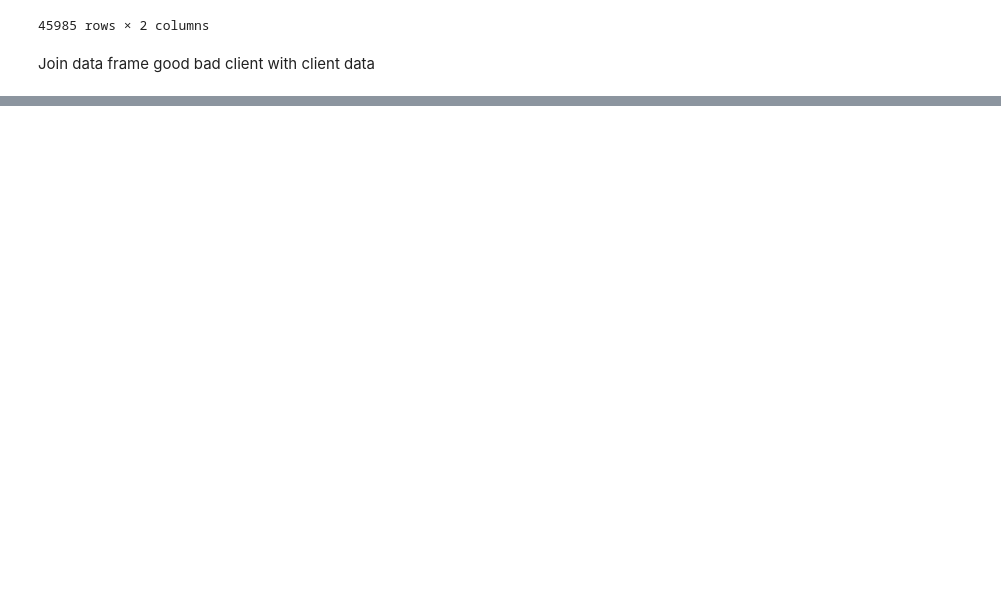
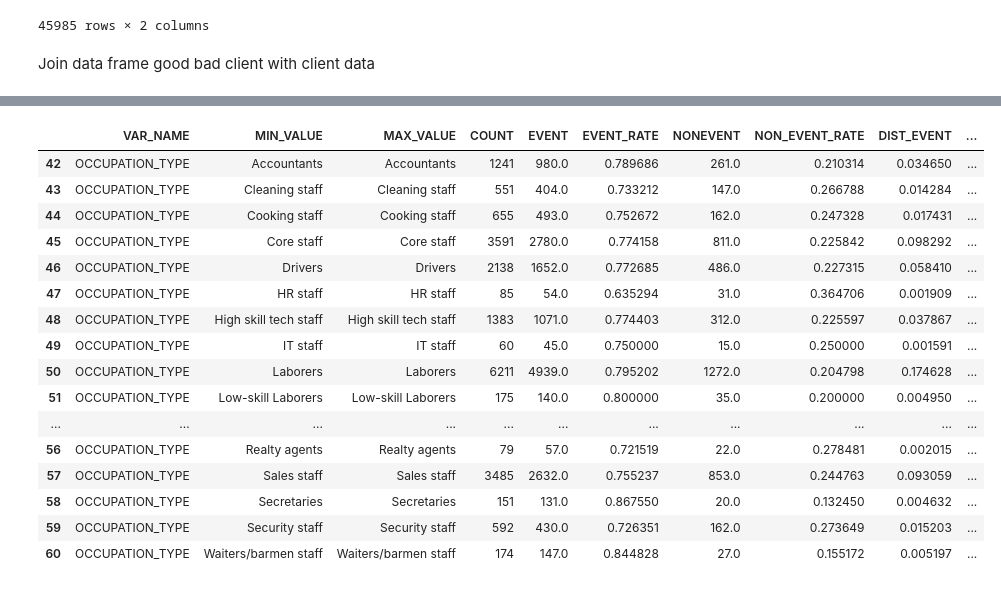
Before and after one commit to infoshareacademy/jdszr6-slytherin_group, a Jupyter notebook: PYTHON_project/eksploracja_danych.ipynb, the cells around one changed output, grey strips where cells are left out. Drawn from its saved outputs; the diff is of its cells as text; code cells hidden in the pictures; blank space fills up the shorter version.

```diff
--- a/PYTHON_project/eksploracja_danych.ipynb
+++ b/PYTHON_project/eksploracja_danych.ipynb
@@ -301,4 +318,24 @@ def data_vars(df1, target):
     return(iv_df,iv)
 # %%
 final_iv, IV = data_vars(final_df,final_df.GOOD_BAD)
+# %%
+final_iv[final_iv[["VAR_NAME", "WOE"]]["VAR_NAME"] == "OCCUPATION_TYPE"]
+# %% [output]
+|  | VAR_NAME | MIN_VALUE | MAX_VALUE | COUNT | EVENT | EVENT_RATE | NONEVENT | NON_EVENT_RATE | DIST_EVENT | ... |
+| 42 | OCCUPATION_TYPE | Accountants | Accountants | 1241 | 980.0 | 0.789686 | 261.0 | 0.210314 | 0.034650 | ... |
+| 43 | OCCUPATION_TYPE | Cleaning staff | Cleaning staff | 551 | 404.0 | 0.733212 | 147.0 | 0.266788 | 0.014284 | ... |
+| 44 | OCCUPATION_TYPE | Cooking staff | Cooking staff | 655 | 493.0 | 0.752672 | 162.0 | 0.247328 | 0.017431 | ... |
+| 45 | OCCUPATION_TYPE | Core staff | Core staff | 3591 | 2780.0 | 0.774158 | 811.0 | 0.225842 | 0.098292 | ... |
+| 46 | OCCUPATION_TYPE | Drivers | Drivers | 2138 | 1652.0 | 0.772685 | 486.0 | 0.227315 | 0.058410 | ... |
+| 47 | OCCUPATION_TYPE | HR staff | HR staff | 85 | 54.0 | 0.635294 | 31.0 | 0.364706 | 0.001909 | ... |
+| 48 | OCCUPATION_TYPE | High skill tech staff | High skill tech staff | 1383 | 1071.0 | 0.774403 | 312.0 | 0.225597 | 0.037867 | ... |
+| 49 | OCCUPATION_TYPE | IT staff | IT staff | 60 | 45.0 | 0.750000 | 15.0 | 0.250000 | 0.001591 | ... |
+| 50 | OCCUPATION_TYPE | Laborers | Laborers | 6211 | 4939.0 | 0.795202 | 1272.0 | 0.204798 | 0.174628 | ... |
+| 51 | OCCUPATION_TYPE | Low-skill Laborers | Low-skill Laborers | 175 | 140.0 | 0.800000 | 35.0 | 0.200000 | 0.004950 | ... |
+| ... | ... | ... | ... | ... | ... | ... | ... | ... | ... | ... |
+| 56 | OCCUPATION_TYPE | Realty agents | Realty agents | 79 | 57.0 | 0.721519 | 22.0 | 0.278481 | 0.002015 | ... |
+| 57 | OCCUPATION_TYPE | Sales staff | Sales staff | 3485 | 2632.0 | 0.755237 | 853.0 | 0.244763 | 0.093059 | ... |
+| 58 | OCCUPATION_TYPE | Secretaries | Secretaries | 151 | 131.0 | 0.867550 | 20.0 | 0.132450 | 0.004632 | ... |
+| 59 | OCCUPATION_TYPE | Security staff | Security staff | 592 | 430.0 | 0.726351 | 162.0 | 0.273649 | 0.015203 | ... |
+| 60 | OCCUPATION_TYPE | Waiters/barmen staff | Waiters/barmen staff | 174 | 147.0 | 0.844828 | 27.0 | 0.155172 | 0.005197 | ... |
 # %%
```
Also changed, not shown: parts of 6 cells of this notebook.
